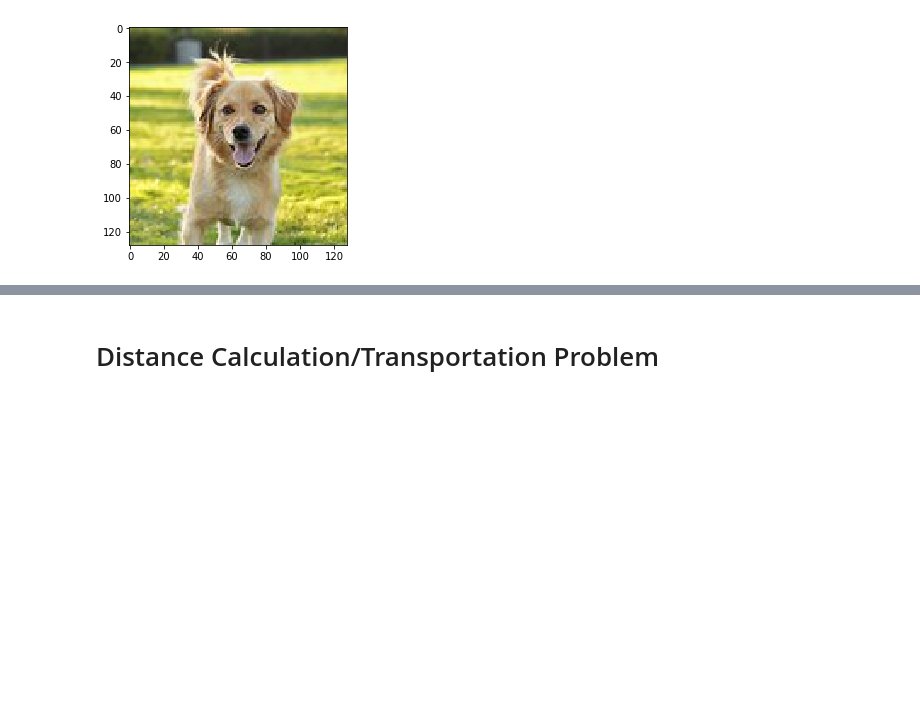
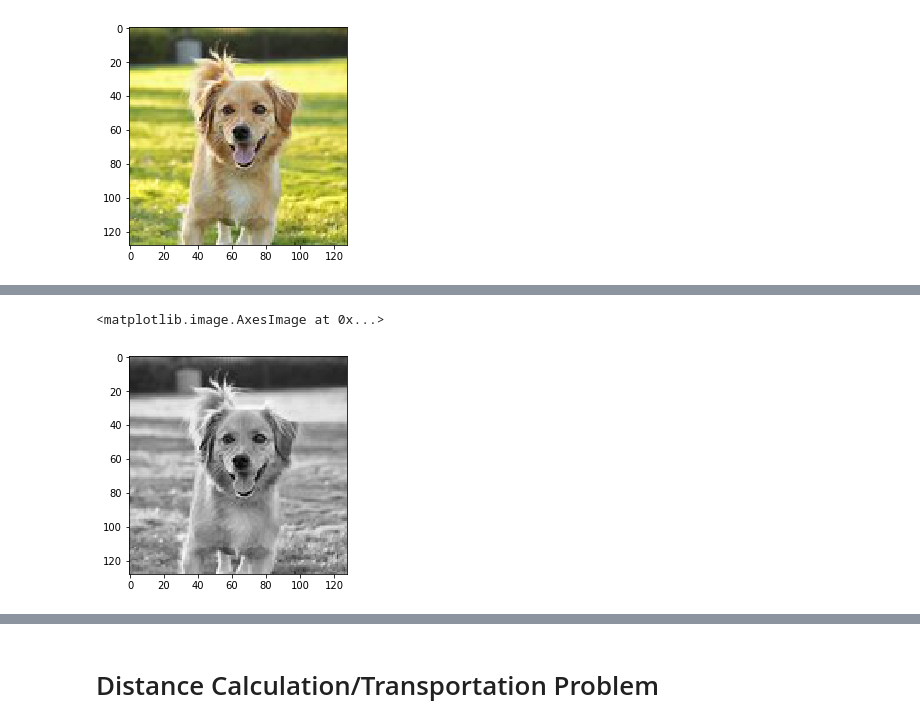
Before and after one commit to dorianHe/wasserstein_distance, a Jupyter notebook: wasserstein_distance.ipynb, the cells around one changed output, grey strips where cells are left out. Cells and saved outputs as stored; diff of their text form; code cells hidden in the pictures; blank space fills up the shorter version.

```diff
--- a/wasserstein_distance.ipynb
+++ b/wasserstein_distance.ipynb
@@ -101,0 +53,5 @@ norm_signature_two = normalization(signature_two)
+# %%
+plt.imshow(gray_two, cmap='gray')
+# %% [output]
+<matplotlib.image.AxesImage at 0x...>
+[figure, added]
```
Also changed, not shown: parts of 51 cells of this notebook, 1 other file.
